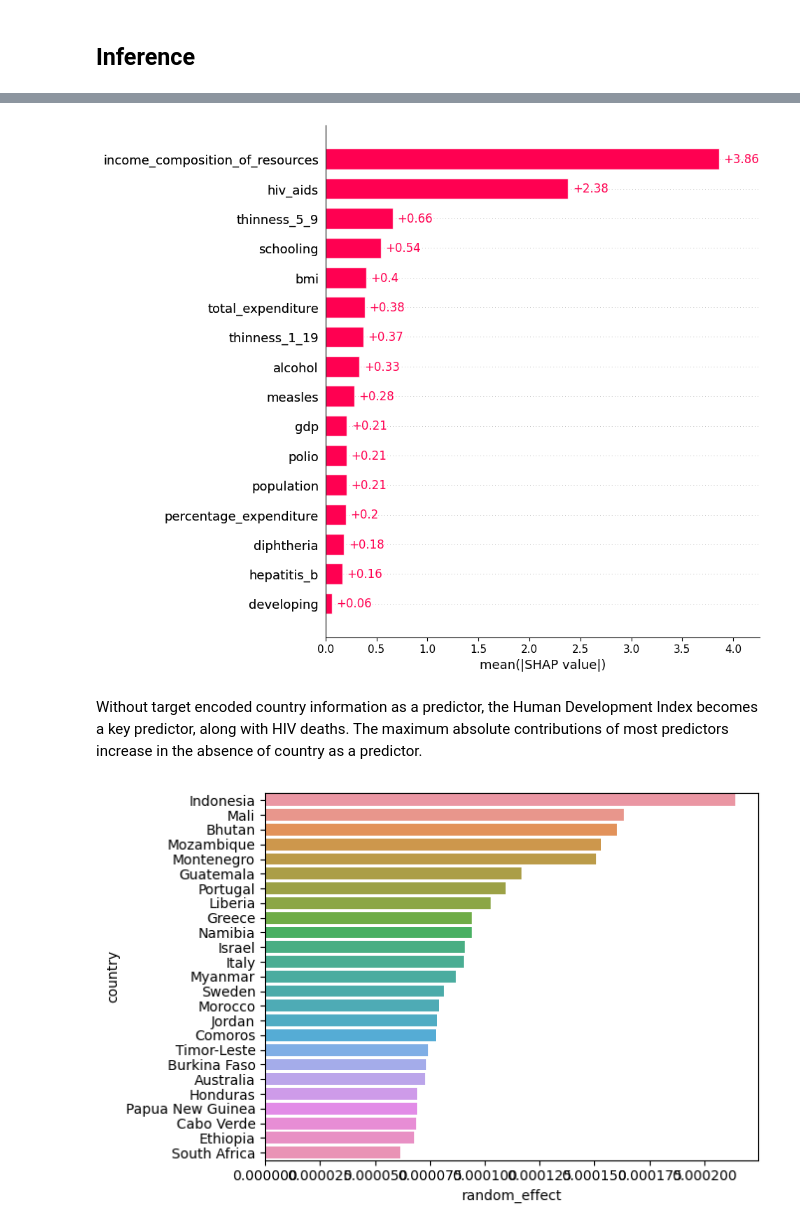
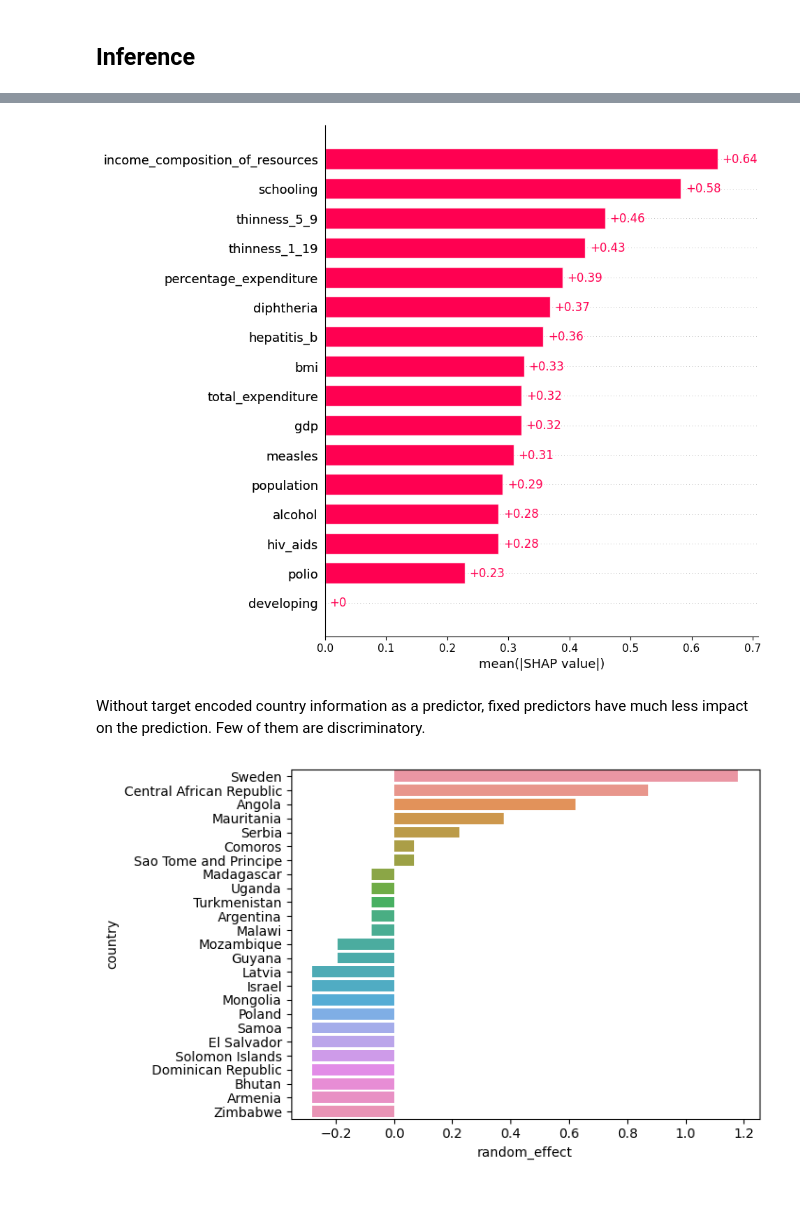
Before and after one commit to AhmetZamanis/PanelLifeExpectancy, a Jupyter notebook: 2.1_GPB.ipynb, the cells around one changed output, grey strips where cells are left out. Cells and saved outputs as stored; diff of their text form; code cells hidden in the pictures; blank space fills up the shorter version.

Commit message:
Perform testing with leave-groups-out scheme

```diff
--- a/2.1_GPB.ipynb
+++ b/2.1_GPB.ipynb
@@ -30,9 +30,3 @@ df = pd.read_csv("./OutputData/training_data.csv")
 X = df.drop(["life_expectancy", "country", "year"], axis = 1)
 G = df[["country", "year"]]
 y = df.life_expectancy
-# %%
-# Split train-test
-X, X_test, y, y_test = train_test_split(X, y, test_size = 0.25, random_state = random_state)
-X = X.reset_index(drop = True)
-G = G.reset_index(drop = True)
-y = y.reset_index(drop = True)
@@ -42,0 +33,5 @@ cv = RepeatedKFold(n_splits = 3, n_repeats = 3, random_state = random_state)
+# %%
+# Randomly select 25 countries for the testing set
+rng = np.random.default_rng(random_state)
+test_countries = rng.choice(G.country, size = 25)
+test_countries
@@ -42,0 +45,12 @@ cv = RepeatedKFold(n_splits = 3, n_repeats = 3, random_state = random_state)
+# %%
+# Split train-test
+G_test = G[G["country"].isin(test_countries)]
+X_test = X[X.index.isin(G_test.index)]
+y_test = y[G_test.index]
+
+G = G[~G["country"].isin(test_countries)]
+X = X[X.index.isin(G.index)]
+y = y[G.index]
+X = X.reset_index(drop = True)
+G = G.reset_index(drop = True)
+y = y.reset_index(drop = True)
@@ -149,9 +167,7 @@ best_tunes
 # Preprocess data for final model
 X_train = X.copy()
 y_train = y.copy()
-
-G_train = G.iloc[y_train.index, ]
-G_test = G.iloc[y_test.index, ]
+G_train = G.copy()
 
 train = gpb.Dataset(X_train, y_train)
 test = gpb.Dataset(X_test, y_test)
@@ -251,9 +269,9 @@ shap.plots.beeswarm(shap_values, max_display = 20)
 # %%
 shap.plots.bar(shap_values, max_display = 20)
 # %% [output]
-[figure, old version]
+[figure, new version]
 # %% [markdown]
-Without target encoded country information as a predictor, the Human Development Index becomes a key predictor, along with HIV deaths. The maximum absolute contributions of most predictors increase in the absence of country as a predictor.
+Without target encoded country information as a predictor, fixed predictors have much less impact on the prediction. Few of them are discriminatory.
 # %%
 # Retrieve & plot average contribution of random effects to predictions for each group
 random_effects = G_test.copy()
@@ -261,7 +279,7 @@ random_effects["random_effect"] = preds_random
 random_effects_country = random_effects.groupby("country").random_effect.mean().sort_values(ascending = False)
 random_effects_year = random_effects.groupby("year").random_effect.mean()
 # %%
-# Top 25 countries
-_ = sns.barplot(x = random_effects_country[0:25], y = random_effects_country[0:25].index)
+# Countries
+_ = sns.barplot(x = random_effects_country, y = random_effects_country.index)
 # %% [output]
-[figure, old version]
+[figure, new version]
```
Also changed, not shown: parts of 17 cells of this notebook, 1 other file.
